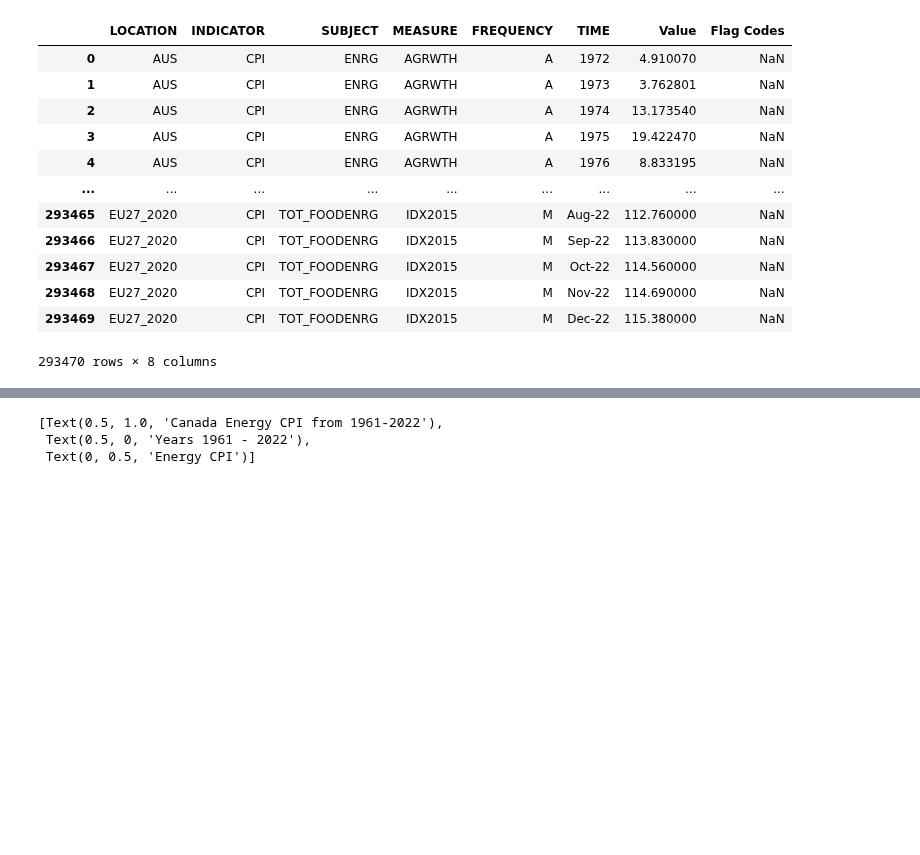
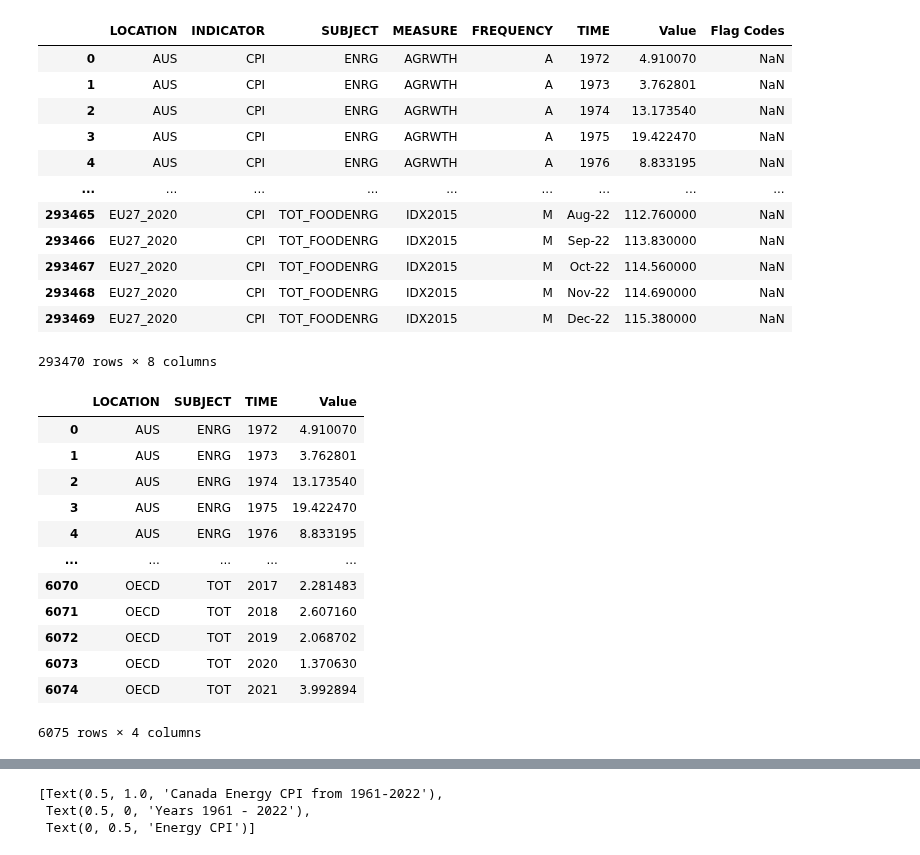
Before and after one commit to ubco-W2022T2-data301/project-group-group19, a Jupyter notebook: analysis/analysis1.ipynb, the cells around one changed output, grey strips where cells are left out. Saved outputs shown, nothing was run; the diff lists cells and outputs as text; code cells hidden in the pictures; blank space fills up the shorter version.

Commit message:
changed my methods for data wrangling

```diff
--- a/analysis/analysis1.ipynb
+++ b/analysis/analysis1.ipynb
@@ -54,12 +54,25 @@ df
 | 293469 | EU27_2020 | CPI | TOT_FOODENRG | IDX2015 | M | Dec-22 | 115.380000 | NaN |
 293470 rows × 8 columns
 # %%
-def load_clean(path):
-    df = pd.read_csv(path)
+def load_clean(df):
     dfclean=df.drop(columns=["Flag Codes", "FREQUENCY","INDICATOR", "MEASURE"]).drop(df.index[6075:293470]).reset_index(drop=True)
     df_time_int=pd.to_numeric(dfclean["TIME"])
     dfclean["TIME"]=df_time_int
     return dfclean
-path ='./../data/raw/Inflationdataset.csv'
-dfclean=load_clean(path)
+dfclean=load_clean(df)
+dfclean
+# %% [output]
+|  | LOCATION | SUBJECT | TIME | Value |
+| 0 | AUS | ENRG | 1972 | 4.910070 |
+| 1 | AUS | ENRG | 1973 | 3.762801 |
+| 2 | AUS | ENRG | 1974 | 13.173540 |
+| 3 | AUS | ENRG | 1975 | 19.422470 |
+| 4 | AUS | ENRG | 1976 | 8.833195 |
+| ... | ... | ... | ... | ... |
+| 6070 | OECD | TOT | 2017 | 2.281483 |
+| 6071 | OECD | TOT | 2018 | 2.607160 |
+| 6072 | OECD | TOT | 2019 | 2.068702 |
+| 6073 | OECD | TOT | 2020 | 1.370630 |
+| 6074 | OECD | TOT | 2021 | 3.992894 |
+6075 rows × 4 columns
 # %%
```
Also changed, not shown: parts of 3 cells of this notebook.
